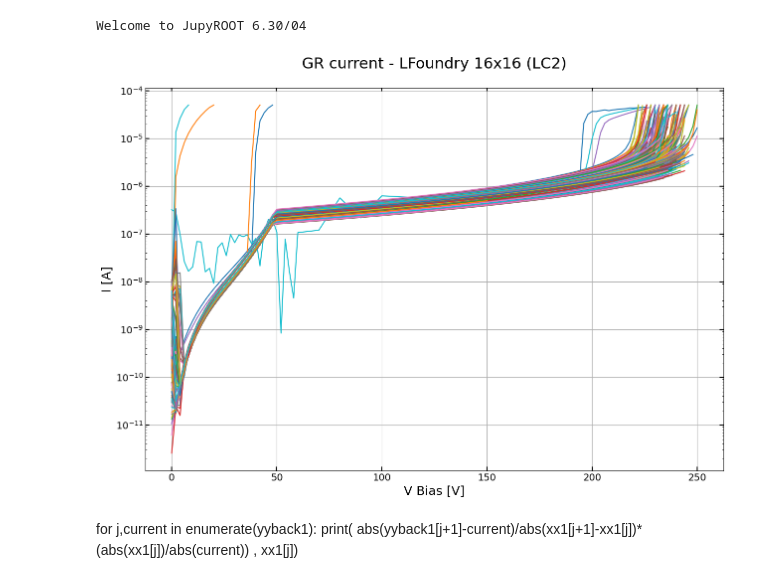
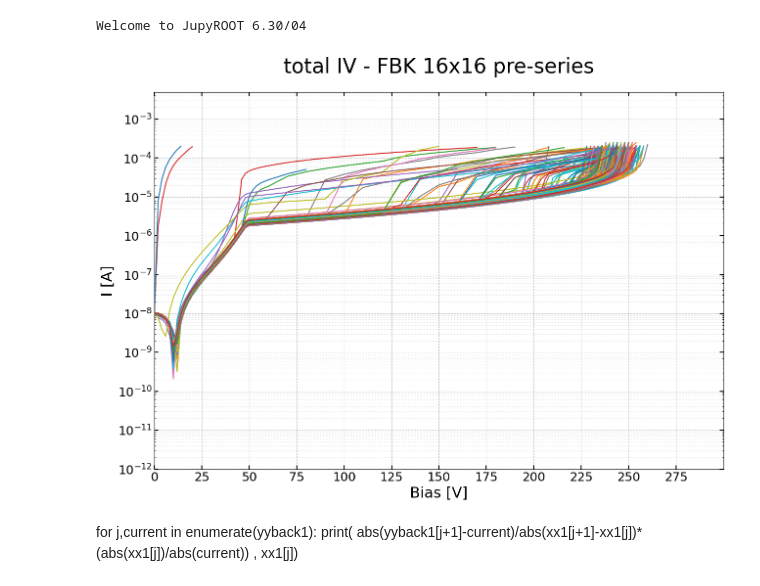
Before and after one commit to icosivi/Torino_ETL_QAQC, a Jupyter notebook: IV_plot.ipynb, the cells around one changed output. Drawn from its saved outputs; the diff is of its cells as text; code cells hidden in the pictures.

Commit message:
adapting to pre series

```diff
--- a/IV_plot.ipynb
+++ b/IV_plot.ipynb
@@ -35,50 +35,80 @@ Welcome to JupyROOT 6.30/04
 import ROOT
 import matplotlib.pyplot as plt
 import numpy as np
+import matplotlib.ticker as ticker # <--- Importante per i locators
 
 def plot_iv_curves_on_same_plot(root_file, tree_name="Tree"):
     """
     Plots all IV curves from a ROOT tree on the same plot.
 
     Args:
         root_file: Path to the ROOT file.
         tree_name: Name of the tree in the ROOT file.
 
     Returns:
         None (displays the plot).
     """
 
     file_qa = ROOT.TFile.Open(root_file)
     tree_qa = file_qa.Get(tree_name)
 
     plt.figure(figsize=(15, 10))  # Adjust figure size as needed
 
     for i, event in enumerate(tree_qa):
-        if event.wafer<20:
+        #if event.wafer==49 and event.sensor==3:
+        #if event.wafer==49 and (event.sensor==2 or event.sensor==3):
+        #if event.wafer==67:
             ipad_values = np.array(event.IBACK, dtype=float)
             v_values = np.array(event.V, dtype=float)
-            v_values = v_values[:len(ipad_values)]
-            plt.plot(v_values, ipad_values, label=f"Event {i+1}")
+            #v_values = v_values[:len(ipad_values)]
+            plt.plot(v_values, ipad_values, label=f"Wafer: {event.wafer} - Sensor: {event.sensor}")
 
 
 
-    plt.xlabel("V Bias [V]", fontsize=18)
-    plt.ylabel("I [A]", fontsize=18)
+    plt.xlabel("Bias [V]", fontsize=22)
+    plt.ylabel("I [A]", fontsize=22)
     plt.yscale('log')
-    plt.xticks(fontsize=14)
-    plt.yticks(fontsize=14)
-    plt.title("GR current - LFoundry 16x16 (LC2)", fontsize=22, y=1.04)
-    #plt.legend(fontsize=10)  # Adjust legend font size
+
+    #y_ticks_major = np.arange(0, 76, 5)
+    x_ticks_major = np.arange(0, 300, 25)
+
+    #plt.yticks(y_ticks_major)
+    plt.xticks(x_ticks_major)
+    plt.xticks(fontsize=18)
+    plt.yticks(fontsize=18)
+
+    plt.xlim(0, 300)
+    plt.ylim(1e-12, 5*1e-3)
+
+    # --- CONFIGURAZIONE MINOR TICKS LOG ---
+    # Usiamo plt.gca() per accedere alle proprietà dell'asse corrente
+    ax = plt.gca()
+    # Forza la comparsa di un tick per ogni decade (base 10)
+    ax.yaxis.set_major_locator(ticker.LogLocator(base=10.0, numticks=15))
+    # Imposta i minor ticks per la scala logaritmica (i multipli da 2 a 9)
+    ax.yaxis.set_minor_locator(ticker.LogLocator(base=10.0, subs=(.2, .3, .4, .5, .6, .7, .8, .9), numticks=12))
+    # Rende i minor ticks invisibili come testo (solo segni grafici)
+    ax.yaxis.set_minor_formatter(ticker.NullFormatter())
+
+    # Griglie: differenziamo major e minor per leggibilità
+    plt.grid(True, which="major", axis='both', linestyle='--', alpha=0.7)
+    plt.grid(True, which="minor", axis='y', linestyle=':', alpha=0.4)
+
+    #plt.grid(axis='x', linestyle='--', alpha=0.7)
+    #plt.grid(axis='y', linestyle='--', alpha=0.7)
+    plt.title("total IV - FBK 16x16 pre-series", fontsize=30, y=1.04)
+    #plt.title("total IV - HPK 16x16 pre-series ( W49 )", fontsize=30, y=1.04)
+    #plt.legend(fontsize=10)
     plt.grid(True)
     plt.show()
 
     file_qa.Close()
 
 # Example usage:
-root_file = "../../root_files/UFSDLF_16x16_IVtree_LC2_ICOL.root"
+root_file = "/Users/icosivi/Desktop/PRE-SERIE/FBK/PRE-SERIE_FBK_Vendor_16x16_IV.root"
 plot_iv_curves_on_same_plot(root_file)
 # %% [output]
-[figure, old version]
+[figure, new version]
 # %%
 import ROOT
 import matplotlib.pyplot as plt
```
Also changed, not shown: 2 other files.
